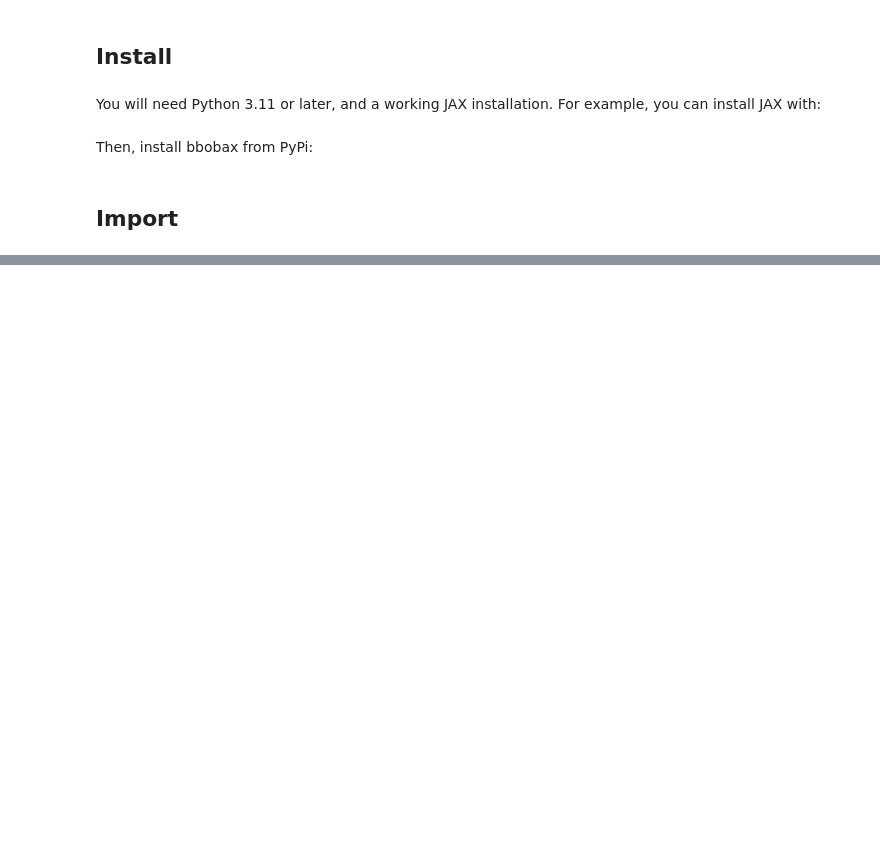
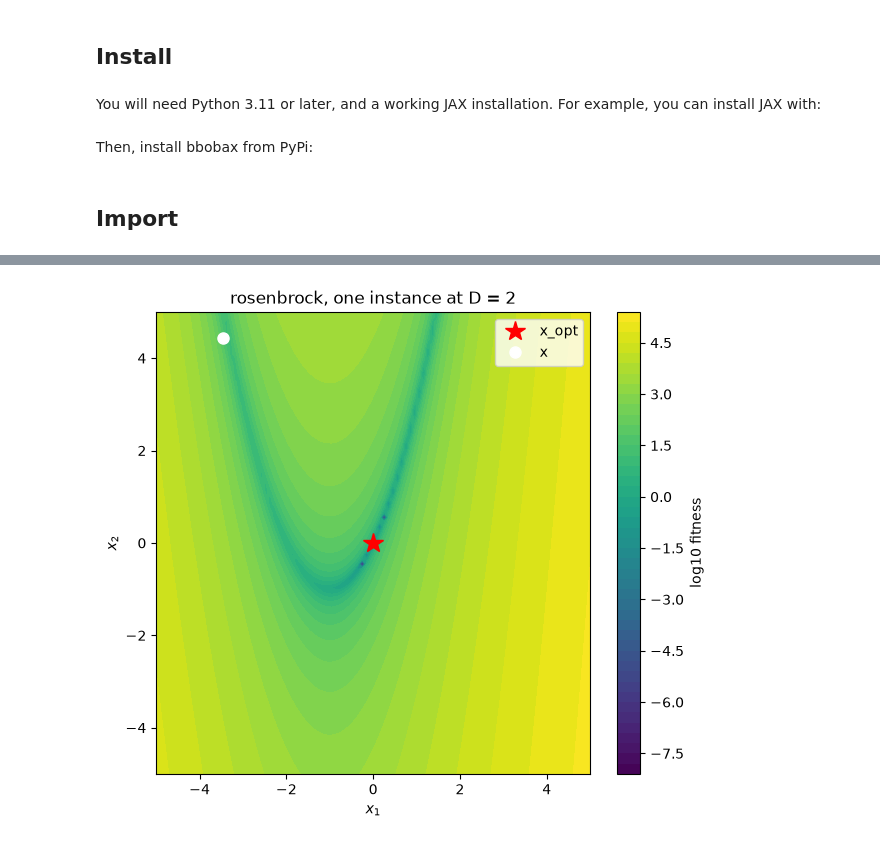
Before and after one commit to maxencefaldor/bbobax, a Jupyter notebook: notebooks/00_getting_started.ipynb, the cells around one changed output, grey strips where cells are left out. Saved outputs shown, nothing was run; the diff lists cells and outputs as text; code cells hidden in the pictures; blank space fills up the shorter version.

```diff
--- a/notebooks/00_getting_started.ipynb
+++ b/notebooks/00_getting_started.ipynb
@@ -257,0 +112,19 @@ plt.show()
+# %%
+problem = Rosenbrock(
+    num_dims=2,
+    x_range=(-5, 5),
+    x_opt_range=(0, 0),
+    f_opt_range=(0, 0),
+    clip_x=False,
+    sample_rotation=False,
+)
+
+key, subkey = jax.random.split(key)
+params = problem.sample(subkey)
+
+key, subkey = jax.random.split(key)
+x = problem.sample_x(subkey)
+
+plot_problem(problem, params, x, log=True)
+# %% [output]
+[figure, added]
```
Also changed, not shown: parts of 48 cells of this notebook, 3 other files.
